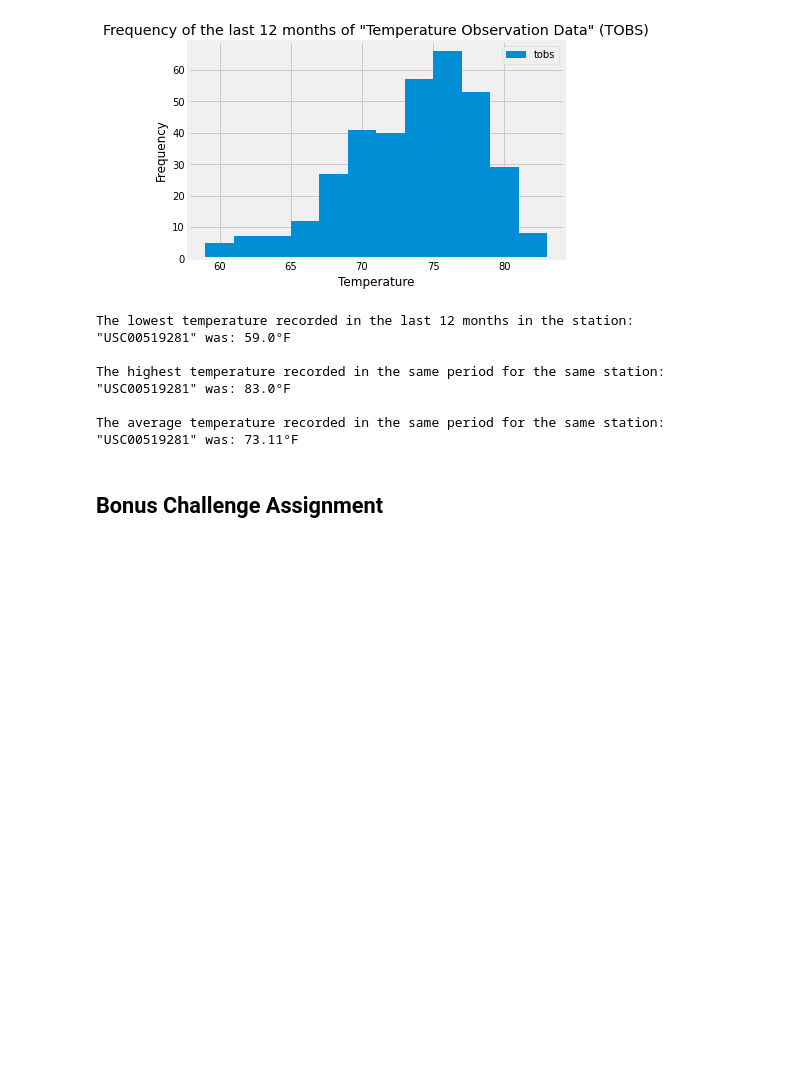
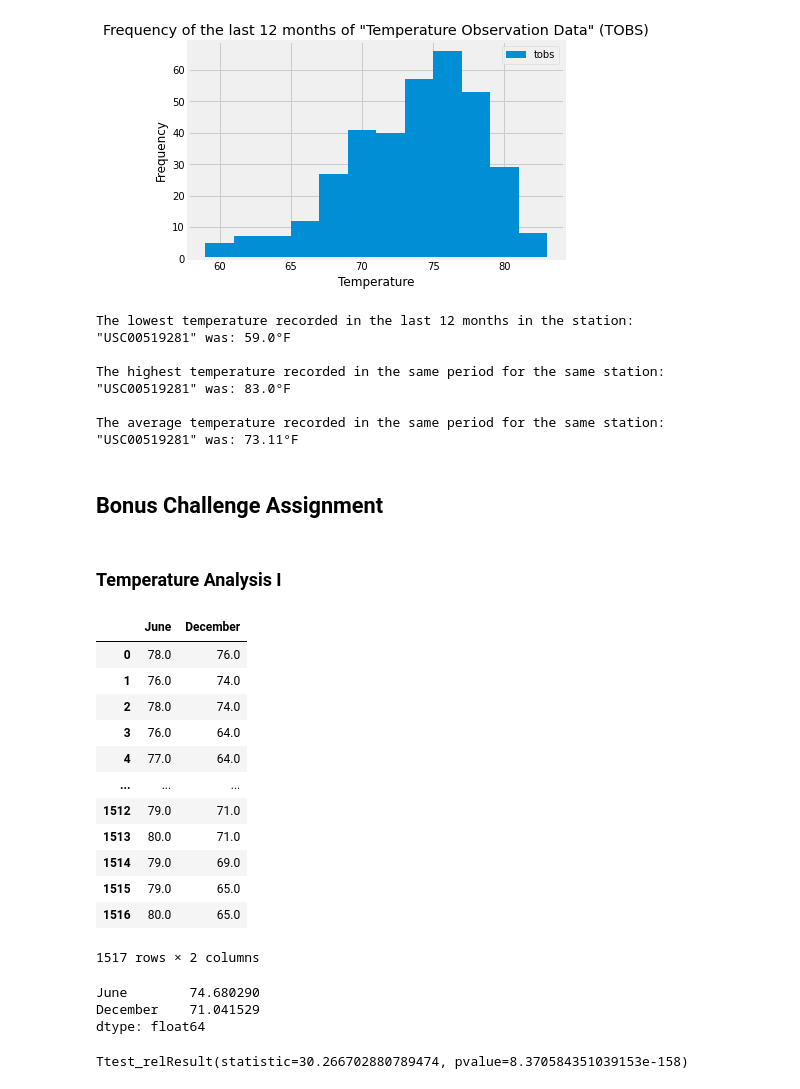
Before and after one commit to trezeget-1/sqlalchemy-challenge, a Jupyter notebook: Instructions/climate_starter.ipynb, the cells around one changed output. Drawn from its saved outputs; the diff is of its cells as text; code cells hidden in the pictures; blank space fills up the shorter version.

```diff
--- a/Instructions/climate_starter.ipynb
+++ b/Instructions/climate_starter.ipynb
@@ -277,3 +277,77 @@ The average temperature recorded in the same period for the same station:
 "USC00519281" was: 73.11°F
 # %% [markdown]
 ## Bonus Challenge Assignment
+# %% [markdown]
+### Temperature Analysis I
+# %%
+# Hawaii is reputed to enjoy mild weather all year. Is there a meaningful difference between the temperature in, for example, June and December?
+# You may either use SQLAlchemy or pandas's read_csv() to perform this portion.
+# Identify the average temperature in June at all stations across all available years in the dataset. Do the same for December temperature.
+# Use the t-test to determine whether the difference in the means, if any, is statistically significant. Will you use a paired t-test, or an unpaired t-test? Why?
+
+import datetime as dt
+
+years_dataset=session.query(Measurement.date).all()
+
+year_unique=[]
+
+for x in years_dataset:
+    year, month, day =x[0].split("-")
+    if year not in year_unique:
+        year_unique.append(year)
+
+june_data=[]
+dec_data=[]
+
+for x in range(len(year_unique)):
+    tobs_june=session.query(Measurement.tobs).filter(and_(Measurement.date>=f'{year_unique[x]}-06-01',Measurement.date<f'{year_unique[x]}-07-01')).all()
+    tobs_december=session.query(Measurement.tobs).filter(and_(Measurement.date>=f'{year_unique[x]}-12-01',Measurement.date<=f'{year_unique[x]}-12-31')).all()
+    june_data.append(tobs_june)
+    dec_data.append(tobs_december)
+
+june_temp=[]
+dec_temp=[]
+
+for x in range(len(june_data)):
+    for i in range(len(june_data[x])):
+        june_temp.append(june_data[x][i][0])
+
+for x in range(len(dec_data)):
+    for i in range(len(dec_data[x])):
+        dec_temp.append(dec_data[x][i][0])
+
+temperatures_f={
+    "June":june_temp,
+    "December":dec_temp,
+}
+
+df = pd.DataFrame.from_dict(temperatures_f, orient='index')
+df=df.transpose()
+df=df.dropna(how='any')
+df
+# %% [output]
+|  | June | December |
+| 0 | 78.0 | 76.0 |
+| 1 | 76.0 | 74.0 |
+| 2 | 78.0 | 74.0 |
+| 3 | 76.0 | 64.0 |
+| 4 | 77.0 | 64.0 |
+| ... | ... | ... |
+| 1512 | 79.0 | 71.0 |
+| 1513 | 80.0 | 71.0 |
+| 1514 | 79.0 | 69.0 |
+| 1515 | 79.0 | 65.0 |
+| 1516 | 80.0 | 65.0 |
+1517 rows × 2 columns
+# %%
+print(df.mean())
+
+import scipy
+import scipy.stats
+
+scipy.stats.ttest_rel(df["June"],df["December"])
+# %% [output]
+June        74.680290
+December    71.041529
+dtype: float64
+Ttest_relResult(statistic=30.266702880789474, pvalue=8.370584351039153e-158)
```
Also changed, not shown: parts of 4 cells of this notebook.
